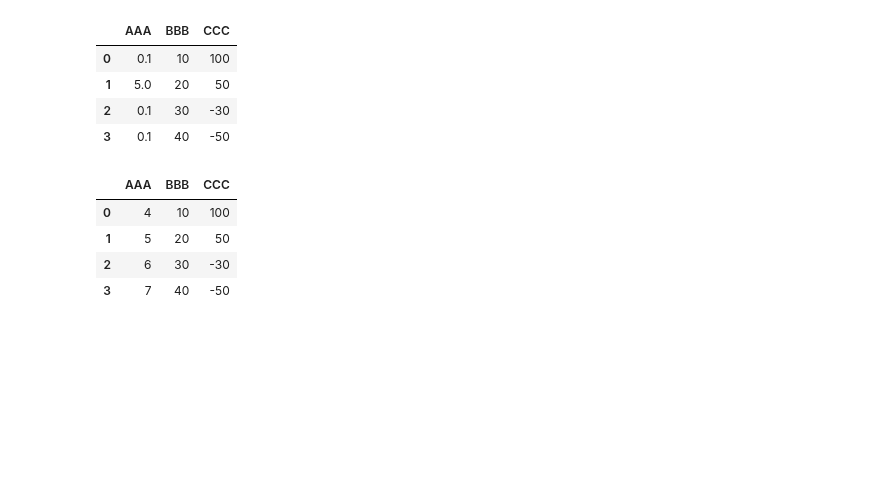
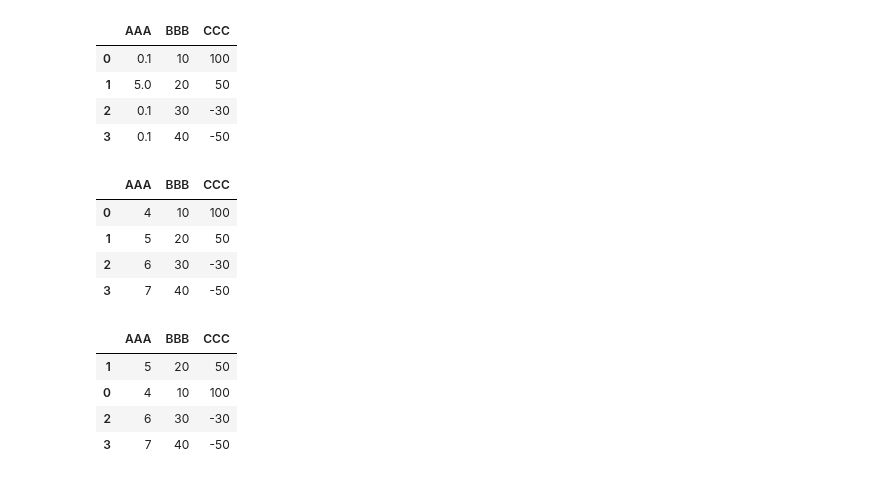
Before and after one commit to onlyabhilash/Feature-Engg, a Jupyter notebook: Pandas/Cooking.ipynb, the cells around one changed output. Cells and saved outputs as stored; diff of their text form; code cells hidden in the pictures; blank space fills up the shorter version.

```diff
--- a/Pandas/Cooking.ipynb
+++ b/Pandas/Cooking.ipynb
@@ -151,3 +151,12 @@ df
 | 1 | 5 | 20 | 50 |
 | 2 | 6 | 30 | -30 |
 | 3 | 7 | 40 | -50 |
+# %%
+aValue = 43.0
+df.loc[(df.CCC - aValue).abs().argsort()]
+# %% [output]
+|  | AAA | BBB | CCC |
+| 1 | 5 | 20 | 50 |
+| 0 | 4 | 10 | 100 |
+| 2 | 6 | 30 | -30 |
+| 3 | 7 | 40 | -50 |
```
Also changed, not shown: parts of 9 cells of this notebook.
